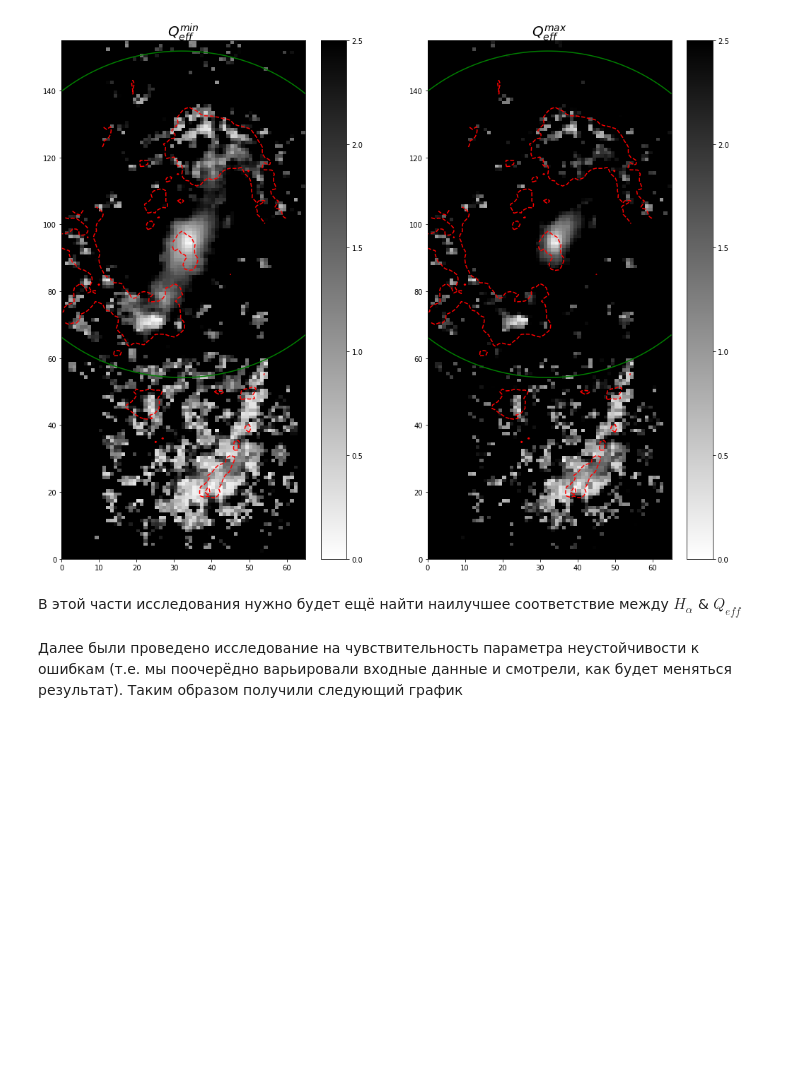
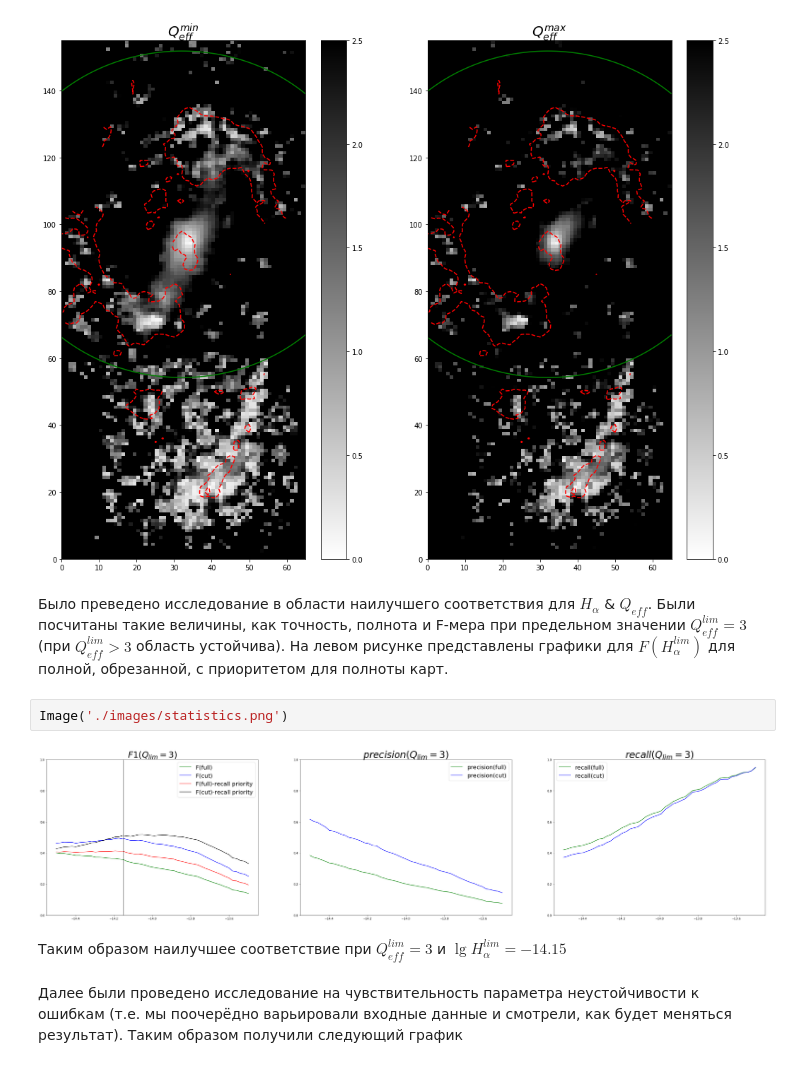
Before and after one commit to ValerieKostiuk/Course-work, a Jupyter notebook: NGC3627/Results.ipynb, the cells around one changed output. Drawn from its saved outputs; the diff is of its cells as text; blank space fills up the shorter version.

```diff
--- a/NGC3627/Results.ipynb
+++ b/NGC3627/Results.ipynb
@@ -17,8 +17,14 @@ Populating the interactive namespace from numpy and matplotlib
 Image('./images/Toomre.png')
 # %% [output]
 [figure]
-# %% [markdown]
-В этой части исследования нужно будет ещё найти наилучшее соответствие между $H_{\alpha}$ & $Q_{eff}$
+# %% [markdown]
+Было преведено исследование в области наилучшего соответствия для $H_{\alpha}$ & $Q_{eff}$. Были посчитаны такие величины, как точность, полнота и F-мера при предельном значении $Q_{eff}^{lim}=3$ (при $Q_{eff}^{lim}>3$ область устойчива). На левом рисунке представлены графики для $F(H_{\alpha}^{lim})$ для полной, обрезанной, с приоритетом для полноты карт.
+# %%
+Image('./images/statistics.png')
+# %% [output]
+[figure, added]
+# %% [markdown]
+Таким образом наилучшее соответствие при $Q_{eff}^{lim}=3$ и $\lg{H_{\alpha}^{lim}} = - 14.15 $
 # %% [markdown]
 Далее были проведено исследование на чувствительность параметра неустойчивости к ошибкам (т.е. мы поочерёдно варьировали входные данные и смотрели, как будет меняться результат). Таким образом получили следующий график
 # %%
```
Also changed, not shown: 1 other file.
